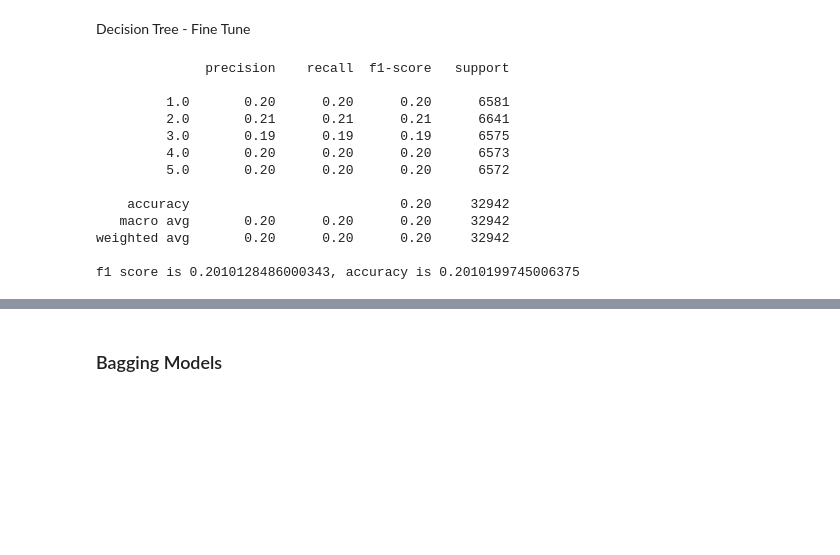
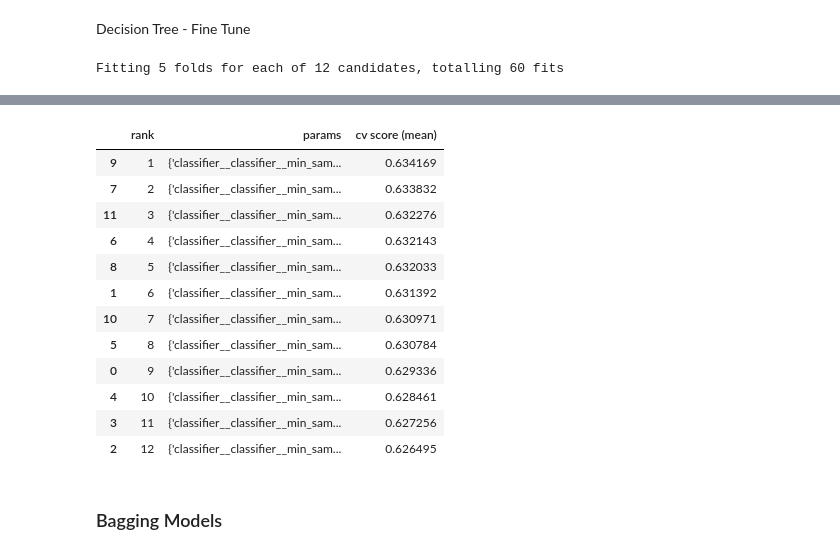
Before and after one commit to DiogoP98/SentimentAnalysis, a Jupyter notebook: ML/ML_TFIDF_FineTune.ipynb, the cells around one changed output, grey strips where cells are left out. Cells and saved outputs as stored; diff of their text form; code cells hidden in the pictures; blank space fills up the shorter version.

```diff
--- a/ML/ML_TFIDF_FineTune.ipynb
+++ b/ML/ML_TFIDF_FineTune.ipynb
@@ -15,10 +19,10 @@ from spacy.lang.en.stop_words import STOP_WORDS
 # %%
-# from google.colab import drive
-# drive.mount('/content/drive')
-# root_path = "/content/drive/My Drive/notebooks"
-# # For Google colab only
+from google.colab import drive
+drive.mount('/content/drive')
+root_path = "/content/drive/My Drive/notebooks"
+# For Google colab only
 
-df = pd.read_csv(f"../new_clean_sm_100000.csv")
+df = pd.read_csv(f"{root_path}/new_clean_sm_100000.csv")
 df = df[df['reviewText'].notna()]
 df = df[~df['reviewText'].str.contains(".jpg|.png|.jpeg|.tiff|.gif|.bmp|.heif", regex=True, na=False)]
 # %% [output]
@@ -77,7 +81,7 @@ count_vectoriser = Pipeline([
             ])
 
 tfidf_vectoriser = Pipeline([
-                ('tfidfVectoriser', TfidfVectorizer(stop_words=STOP_WORDS
+                ('tfidfVectoriser', TfidfVectorizer(stop_words=STOP_WORDS, ngram_range = (1,2)
                                                     ))
             ])
 # %% [markdown]
@@ -214,12 +178,12 @@ ValueError: Solver lbfgs supports only 'l2' or 'none' penalties, got l1 penalty.
 # %%
 from sklearn.tree import DecisionTreeClassifier
 # %%
-param_grid = {"decisiontreeregressor__min_samples_leaf" : [1, 5, 10, 20, 50, 100],
+param_grid = {"classifier__classifier__min_samples_leaf" : [1, 5, 10, 20, 50, 100],
                'vectoriser__tfidfVectoriser__ngram_range': [(1,1),(1,2)]}
 
 
 decision_tree = Pipeline([
-    ('classifier', DecisionTreeClassifier(max_depth=25, n_jobs=-1)),
+    ('classifier', DecisionTreeClassifier(max_depth=25)),
 ])
 
 pipeline = Pipeline([
@@ -227,19 +191,7 @@ pipeline = Pipeline([
     ('classifier', decision_tree)
 ])
 # %%
-gs_mnb = GridSearchCV(pipeline, param_grid, cv=5, verbose=2)
+gs_mnb = GridSearchCV(pipeline, param_grid, cv=5, verbose=2, n_jobs=-1)
 results = train_predict_all(gs_mnb)
 # %% [output]
-              precision    recall  f1-score   support
-
-         1.0       0.20      0.20      0.20      6581
-         2.0       0.21      0.21      0.21      6641
-         3.0       0.19      0.19      0.19      6575
-         4.0       0.20      0.20      0.20      6573
-         5.0       0.20      0.20      0.20      6572
-
-    accuracy                           0.20     32942
-   macro avg       0.20      0.20      0.20     32942
-weighted avg       0.20      0.20      0.20     32942
-
-f1 score is 0.2010128486000343, accuracy is 0.2010199745006375
+Fitting 5 folds for each of 12 candidates, totalling 60 fits
@@ -246,3 +201,16 @@ f1 score is 0.2010128486000343, accuracy is 0.2010199745006375
+|  | rank | params | cv score (mean) |
+| 9 | 1 | {'classifier__classifier__min_sam... | 0.634169 |
+| 7 | 2 | {'classifier__classifier__min_sam... | 0.633832 |
+| 11 | 3 | {'classifier__classifier__min_sam... | 0.632276 |
+| 6 | 4 | {'classifier__classifier__min_sam... | 0.632143 |
+| 8 | 5 | {'classifier__classifier__min_sam... | 0.632033 |
+| 1 | 6 | {'classifier__classifier__min_sam... | 0.631392 |
+| 10 | 7 | {'classifier__classifier__min_sam... | 0.630971 |
+| 5 | 8 | {'classifier__classifier__min_sam... | 0.630784 |
+| 0 | 9 | {'classifier__classifier__min_sam... | 0.629336 |
+| 4 | 10 | {'classifier__classifier__min_sam... | 0.628461 |
+| 3 | 11 | {'classifier__classifier__min_sam... | 0.627256 |
+| 2 | 12 | {'classifier__classifier__min_sam... | 0.626495 |
 # %% [markdown]
 ### Bagging Models
 # %% [markdown]
```
Also changed, not shown: parts of 15 cells of this notebook.
